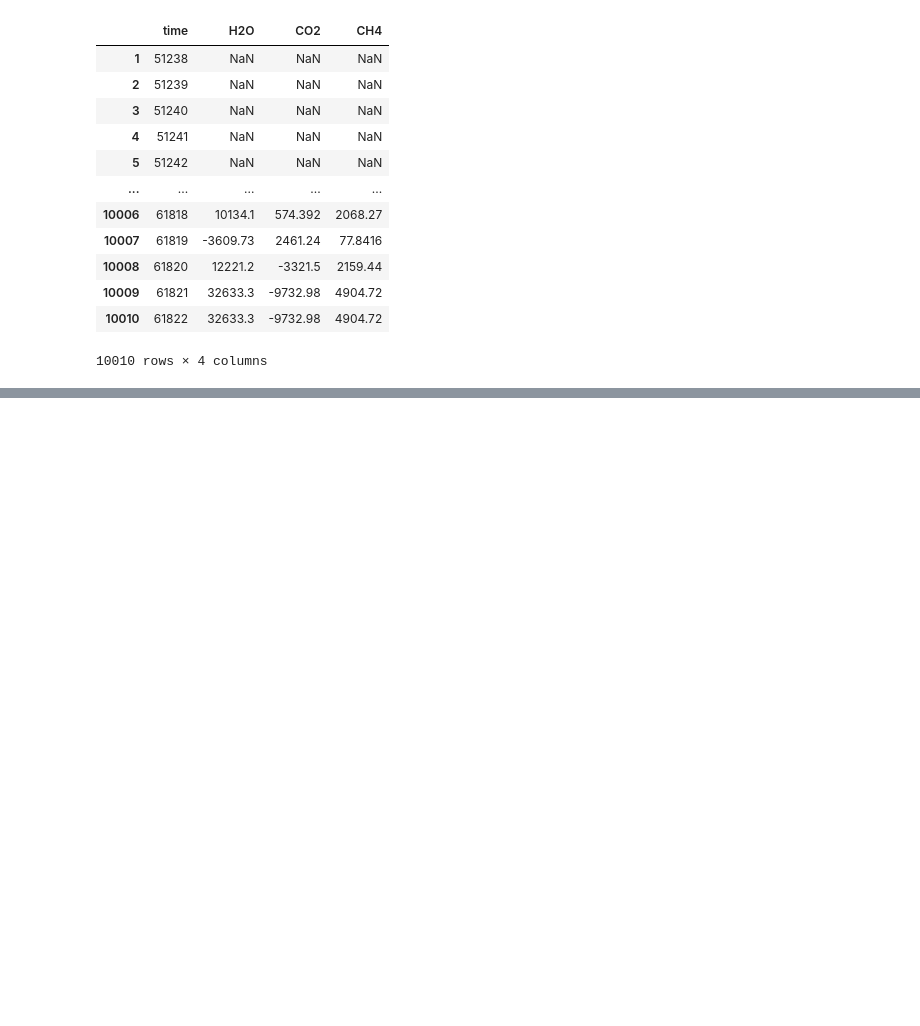
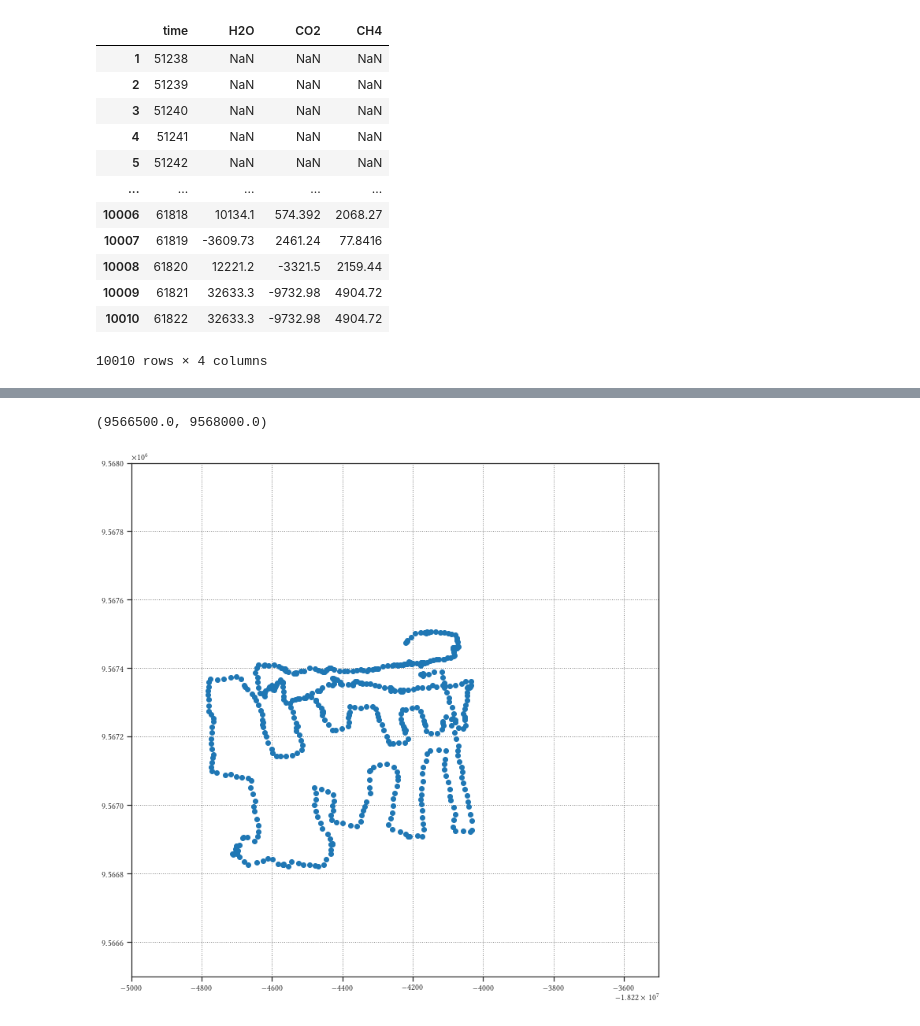
Before and after one commit to kopri-loh/methane_flux, a Jupyter notebook: notebook/convert_csv.ipynb, the cells around one changed output, grey strips where cells are left out. Cells and saved outputs as stored; diff of their text form; code cells hidden in the pictures; blank space fills up the shorter version.

```diff
--- a/notebook/convert_csv.ipynb
+++ b/notebook/convert_csv.ipynb
@@ -68,3 +70,22 @@ df_gps
 | 547 | 61716 | 64.843929 | -163.710530 | 45 |
 | 548 | 61724 | 64.843932 | -163.710574 | 44 |
 549 rows × 4 columns
+# %%
+ll_proj = "epsg:4326"
+co_proj = "epsg:3857"
+
+trf_c2ll = trf.from_crs(co_proj, ll_proj)
+trc_ll2c = trf.from_crs(ll_proj, co_proj)
+
+
+def c2ll(x, y):
+    return trf_c2ll.transform(x, y)
+
+
+def ll2c(x, y):
+    return trc_ll2c.transform(x, y)
+
+
+print(ll2c(df_gps.iloc[0].lat, df_gps.iloc[0].lon))
+
+print(c2ll(-18222177, 9567474))
@@ -131,0 +234,29 @@ df_li
+# %%
+from pyproj import Transformer as trf
+
+ll_proj = "epsg:4326"
+co_proj = "epsg:3857"
+
+trf_c2ll = trf.from_crs(co_proj, ll_proj)
+trf_ll2c = trf.from_crs(ll_proj, co_proj)
+
+
+def c2ll(x, y):
+    return trf_c2ll.transform(x, y)
+
+
+def ll2c(x, y):
+    return trf_ll2c.transform(x, y)
+# %%
+fig = plt.figure(figsize=(12, 12))
+ax = fig.add_subplot(111)
+
+x, y = ll2c(df_gps.lat[:], df_gps.lon[:])
+
+ax.scatter(x, y)
+
+ax.set_xlim([-18225000, -18223500])
+ax.set_ylim([9566500, 9568000])
+# %% [output]
+(9566500.0, 9568000.0)
+[figure, added]
```
Also changed, not shown: parts of 7 cells of this notebook, 5 other files.
